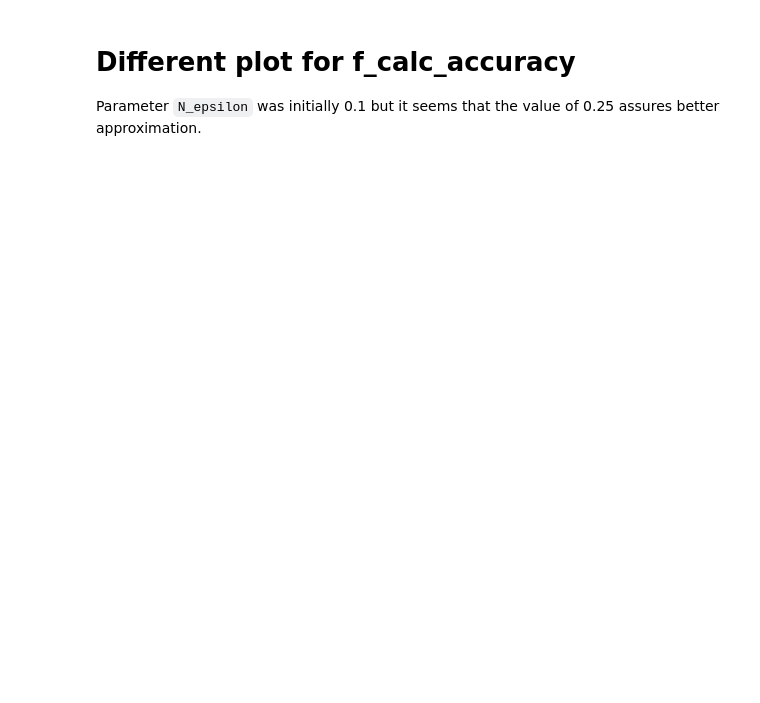
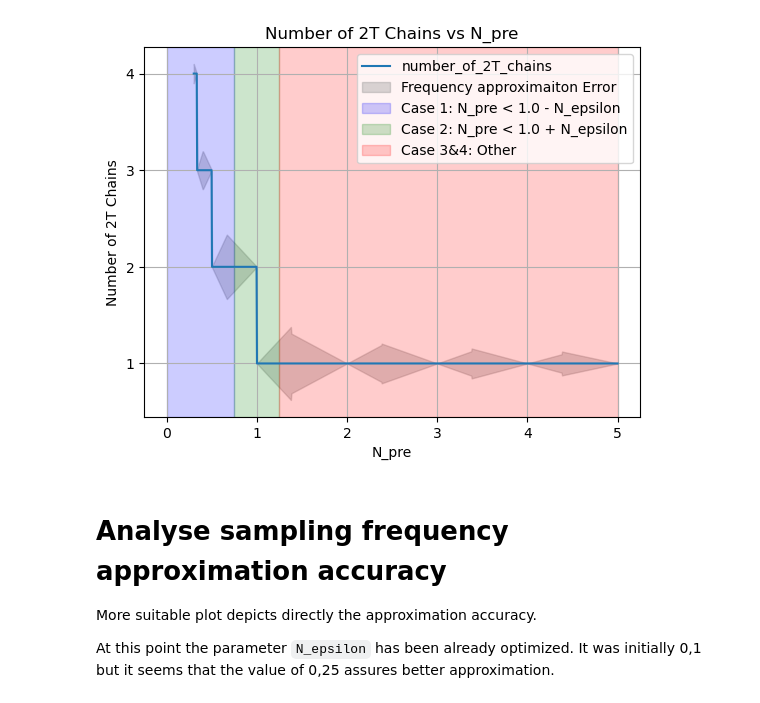
Before and after one commit to matib12/oreonspy, a Jupyter notebook: nb/Simulator cases tests.ipynb, the cells around one changed output. Drawn from its saved outputs; the diff is of its cells as text; code cells hidden in the pictures; blank space fills up the shorter version.

````diff
--- a/nb/Simulator cases tests.ipynb
+++ b/nb/Simulator cases tests.ipynb
@@ -102,5 +117,42 @@ plt.show()
+# %%
+
+# Calculate the absolute error
+f_calc_accuracy = np.abs(actual_f_calc_values - desired_f_calc_values) / desired_f_calc_values
+
+
+# Plot the results
+plt.plot(N_pre_values, chains_values, label='number_of_2T_chains')
+
+
+# Plot the error area
+plt.fill_between(N_pre_values,
+                 [value - error for value, error in zip(chains_values, f_calc_accuracy)],
+                 [value + error for value, error in zip(chains_values, f_calc_accuracy)],
+                 color='gray', alpha=0.3, label='Frequency approximaiton Error')
+
+# Add vertical color regions
+plt.axvspan(0, 1.0 - N_epsilon, color='blue', alpha=0.2, label='Case 1: N_pre < 1.0 - N_epsilon')
+plt.axvspan(1.0 - N_epsilon, 1.0 + N_epsilon, color='green', alpha=0.2, label='Case 2: N_pre < 1.0 + N_epsilon')
+plt.axvspan(1.0 + N_epsilon, max(N_pre_values), color='red', alpha=0.2, label='Case 3&4: Other')
+
+# Add labels and title
+plt.xlabel('N_pre')
+plt.ylabel('Number of 2T Chains')
+plt.yticks(range(min(chains_values), max(chains_values) + 1))
+plt.title('Number of 2T Chains vs N_pre')
+
+# Add legend and grid
+plt.legend()
+plt.grid(True)
+
+# Show the plot
+plt.show()
+# %% [output]
+[figure, added]
 # %% [markdown]
-# Different plot for f_calc_accuracy
+# Analyse sampling frequency approximation accuracy
 
-Parameter ```N_epsilon``` was initially 0.1 but it seems that the value of 0.25 assures better approximation.
+More suitable plot depicts directly the approximation accuracy.
+
+At this point the parameter ```N_epsilon``` has been already optimized. It was initially 0,1 but it seems that the value of 0,25 assures better approximation.
 # %%
````
Also changed, not shown: parts of 8 cells of this notebook.
